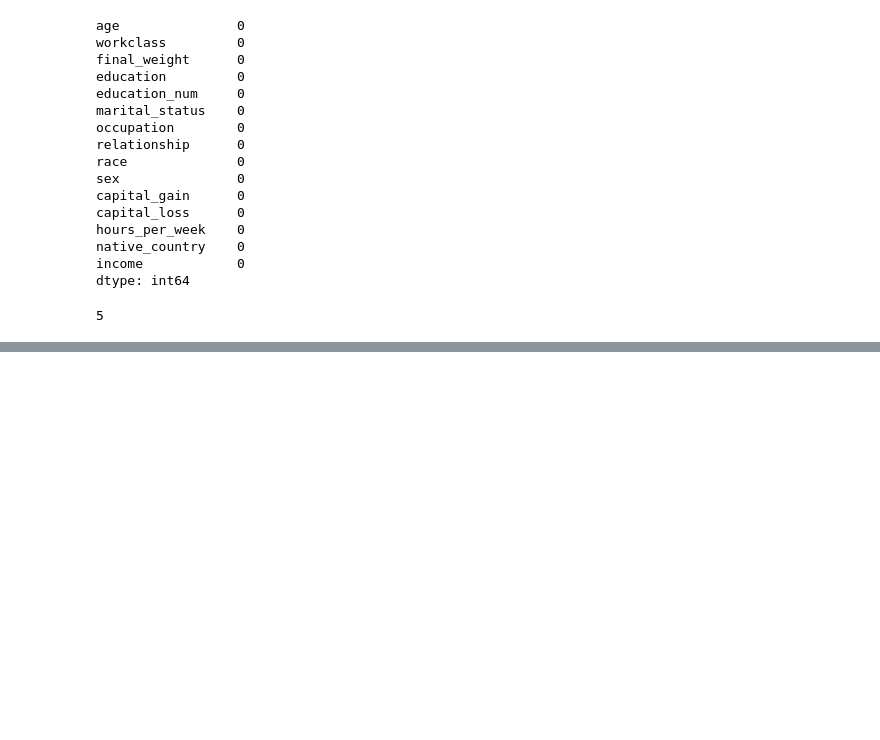
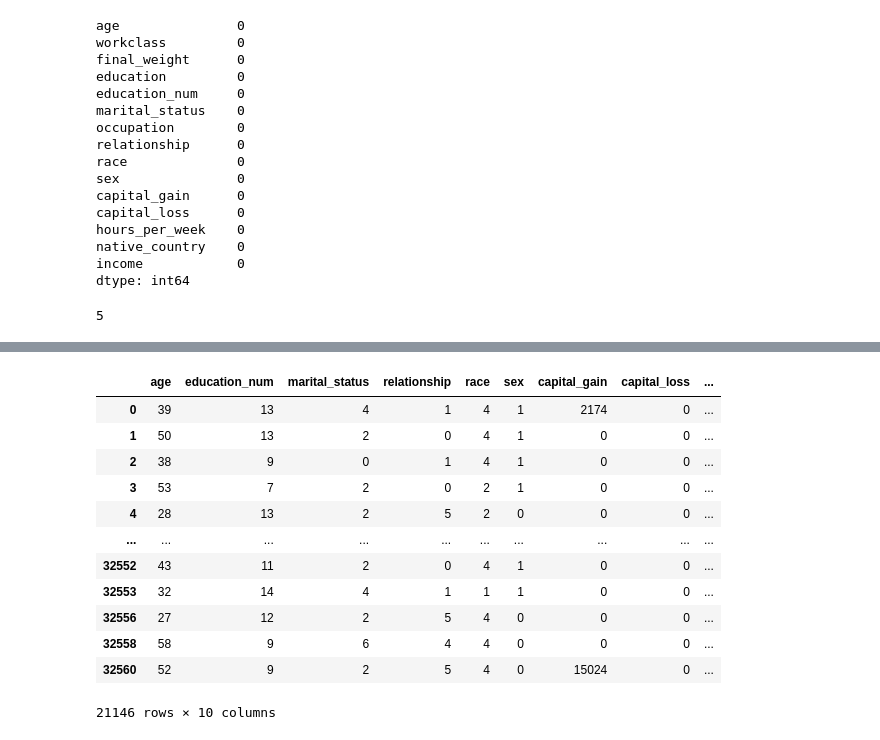
Before and after one commit to manasbagul/Data_Analysis_using_Python, a Jupyter notebook: code/Census_income_analysis.ipynb, the cells around one changed output, grey strips where cells are left out. Drawn from its saved outputs; the diff is of its cells as text; code cells hidden in the pictures; blank space fills up the shorter version.

```diff
--- a/code/Census_income_analysis.ipynb
+++ b/code/Census_income_analysis.ipynb
@@ -300,0 +378,17 @@ Classes of the column 'occupation' and its new encoded values are:
+# %%
+df_training.drop_duplicates(keep="first", inplace=True)
+df_training
+# %% [output]
+|  | age | education_num | marital_status | relationship | race | sex | capital_gain | capital_loss | ... |
+| 0 | 39 | 13 | 4 | 1 | 4 | 1 | 2174 | 0 | ... |
+| 1 | 50 | 13 | 2 | 0 | 4 | 1 | 0 | 0 | ... |
+| 2 | 38 | 9 | 0 | 1 | 4 | 1 | 0 | 0 | ... |
+| 3 | 53 | 7 | 2 | 0 | 2 | 1 | 0 | 0 | ... |
+| 4 | 28 | 13 | 2 | 5 | 2 | 0 | 0 | 0 | ... |
+| ... | ... | ... | ... | ... | ... | ... | ... | ... | ... |
+| 32552 | 43 | 11 | 2 | 0 | 4 | 1 | 0 | 0 | ... |
+| 32553 | 32 | 14 | 4 | 1 | 1 | 1 | 0 | 0 | ... |
+| 32556 | 27 | 12 | 2 | 5 | 4 | 0 | 0 | 0 | ... |
+| 32558 | 58 | 9 | 6 | 4 | 4 | 0 | 0 | 0 | ... |
+| 32560 | 52 | 9 | 2 | 5 | 4 | 0 | 15024 | 0 | ... |
+21146 rows × 10 columns
```
Also changed, not shown: parts of 23 cells of this notebook.
